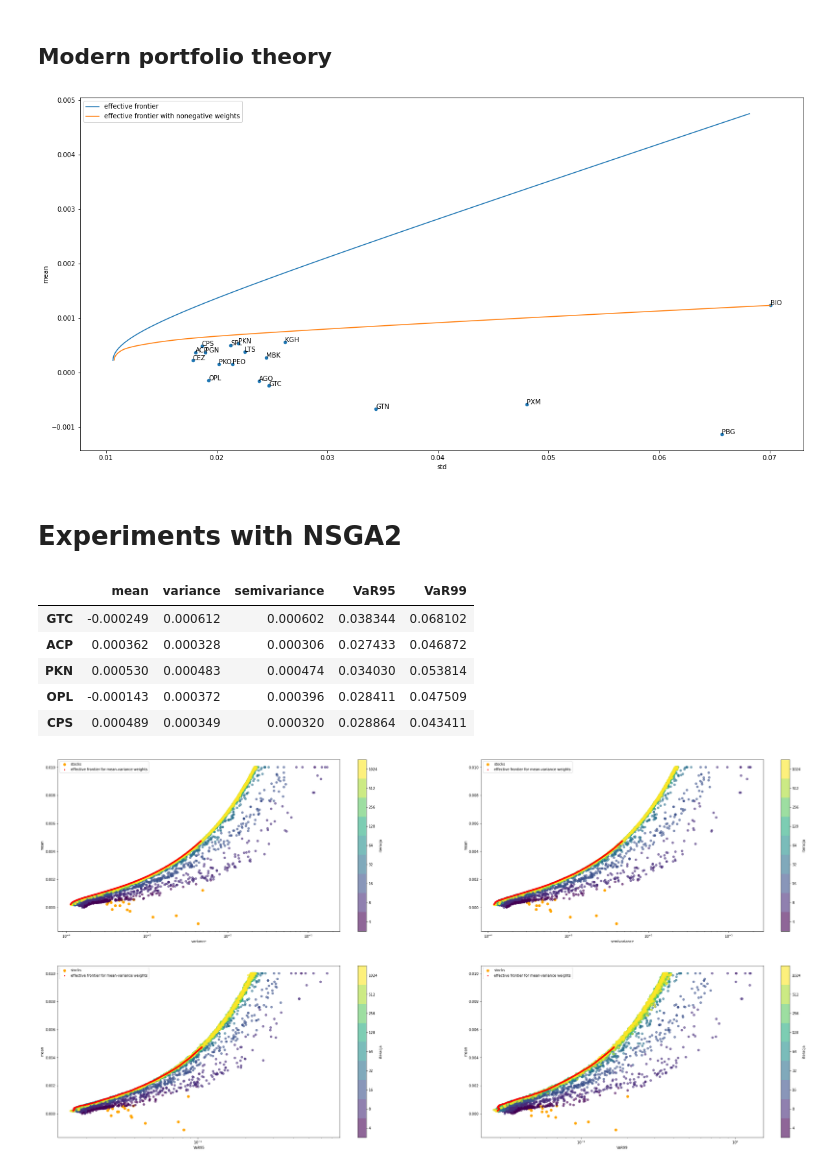
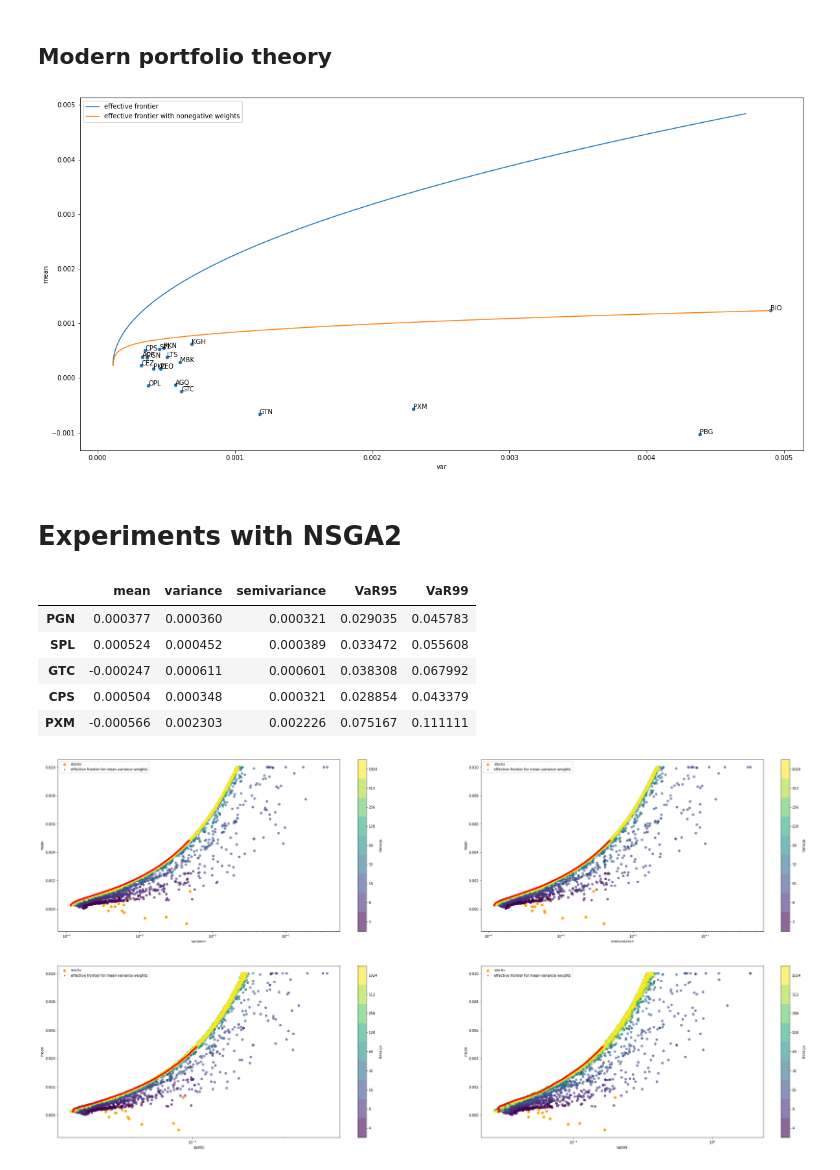
Before and after one commit to jdworzans/portfolio-optimization, a Jupyter notebook: notebooks/WIG20.ipynb, the cells around one changed output. Saved outputs shown, nothing was run; the diff lists cells and outputs as text; code cells hidden in the pictures.

```diff
--- a/notebooks/WIG20.ipynb
+++ b/notebooks/WIG20.ipynb
@@ -7,7 +7,7 @@ import pandas as pd
 import seaborn as sns
 from tqdm import tqdm
 # %%
-MERGED_DATASET_FILEPATH = Path("../data/dataset.csv")
+MERGED_DATASET_FILEPATH = Path("../data/WIG20.csv")
 # %% [markdown]
 We will omit NaN values, because we want to investigate the possibility of optimization instead of full analysis.
 # %%
@@ -34,6 +34,6 @@ plt.show()
 # %% [markdown]
 ## Mean and standard deviation of daily returns
 # %%
-mean_std_df = df.agg(["mean", "std"]).transpose()
+mean_var_df = df.agg(["mean", "var"]).transpose()
 # %%
 fig, axs = plt.subplots(2, figsize=(20, 10))
@@ -45,9 +45,9 @@ plt.show()
 # %%
 fig, ax = plt.subplots(figsize=(20, 10))
-mean_std_df.plot("std", "mean", kind="scatter", ax=ax)
+mean_var_df.plot("var", "mean", kind="scatter", ax=ax)
 
-for _, row in mean_std_df.iterrows():
-    ax.annotate(row.name, (row["std"], row["mean"]))
+for _, row in mean_var_df.iterrows():
+    ax.annotate(row.name, (row["var"], row["mean"]))
 
 plt.show()
 # %% [output]
@@ -75,31 +75,31 @@ def get_nonnegative_weights(q):
     return solve_qp(2 * SIGMA, -q * R, None, None, np.ones_like(R), np.ones(1), np.zeros_like(R))
 # %%
 fig, ax = plt.subplots(figsize=(20, 10))
-mean_std_df.plot("std", "mean", kind="scatter", ax=ax)
+mean_var_df.plot("var", "mean", kind="scatter", ax=ax)
 
-for _, row in mean_std_df.iterrows():
-    ax.annotate(row.name, (row["std"], row["mean"]))
+for _, row in mean_var_df.iterrows():
+    ax.annotate(row.name, (row["var"], row["mean"]))
 
 arr = []
 for q in np.linspace(0, 2, 100):
     w = get_weights(q)
-    vol, ret = np.sqrt(w.T @ SIGMA @ w), np.dot(R, w)
+    vol, ret = w.T @ SIGMA @ w, np.dot(R, w)
     arr.append([vol, ret])
 
 nonneg_arr = []
 for q in np.linspace(0, 30, 10000):
     w = get_nonnegative_weights(q)
-    vol, ret = np.sqrt(w.T @ SIGMA @ w), np.dot(R, w)
+    vol, ret = w.T @ SIGMA @ w, np.dot(R, w)
     nonneg_arr.append([vol, ret])
 
 arr = np.array(arr)
 nonneg_arr = np.array(nonneg_arr)
 ax.plot(arr[:, 0], arr[:, 1], label="effective frontier")
 ax.plot(nonneg_arr[:, 0], nonneg_arr[:, 1], label="effective frontier with nonegative weights")
 ax.legend()
 plt.show()
 # %% [output]
-[figure, old version]
+[figure, new version]
 # %% [markdown]
 # Experiments with NSGA2
 # %%
@@ -127,11 +127,11 @@ temp_df["VaR99"] = portfolios_empirical_VaR(np.eye(len(df.columns)), np.asarray(
 temp_df.head()
 # %% [output]
 |  | mean | variance | semivariance | VaR95 | VaR99 |
-| GTC | -0.000249 | 0.000612 | 0.000602 | 0.038344 | 0.068102 |
-| ACP | 0.000362 | 0.000328 | 0.000306 | 0.027433 | 0.046872 |
-| PKN | 0.000530 | 0.000483 | 0.000474 | 0.034030 | 0.053814 |
-| OPL | -0.000143 | 0.000372 | 0.000396 | 0.028411 | 0.047509 |
-| CPS | 0.000489 | 0.000349 | 0.000320 | 0.028864 | 0.043411 |
+| PGN | 0.000377 | 0.000360 | 0.000321 | 0.029035 | 0.045783 |
+| SPL | 0.000524 | 0.000452 | 0.000389 | 0.033472 | 0.055608 |
+| GTC | -0.000247 | 0.000611 | 0.000601 | 0.038308 | 0.067992 |
+| CPS | 0.000504 | 0.000348 | 0.000321 | 0.028854 | 0.043379 |
+| PXM | -0.000566 | 0.002303 | 0.002226 | 0.075167 | 0.111111 |
 # %%
 weights_arr = []
 for q in tqdm(np.linspace(0, 2, 10000)):
@@ -172,4 +172,4 @@ history = model.simulate(objective)
 # %%
 plot(history)
 # %% [output]
-[figure, old version]
+[figure, new version]
```
Also changed, not shown: parts of 5 cells of this notebook.
